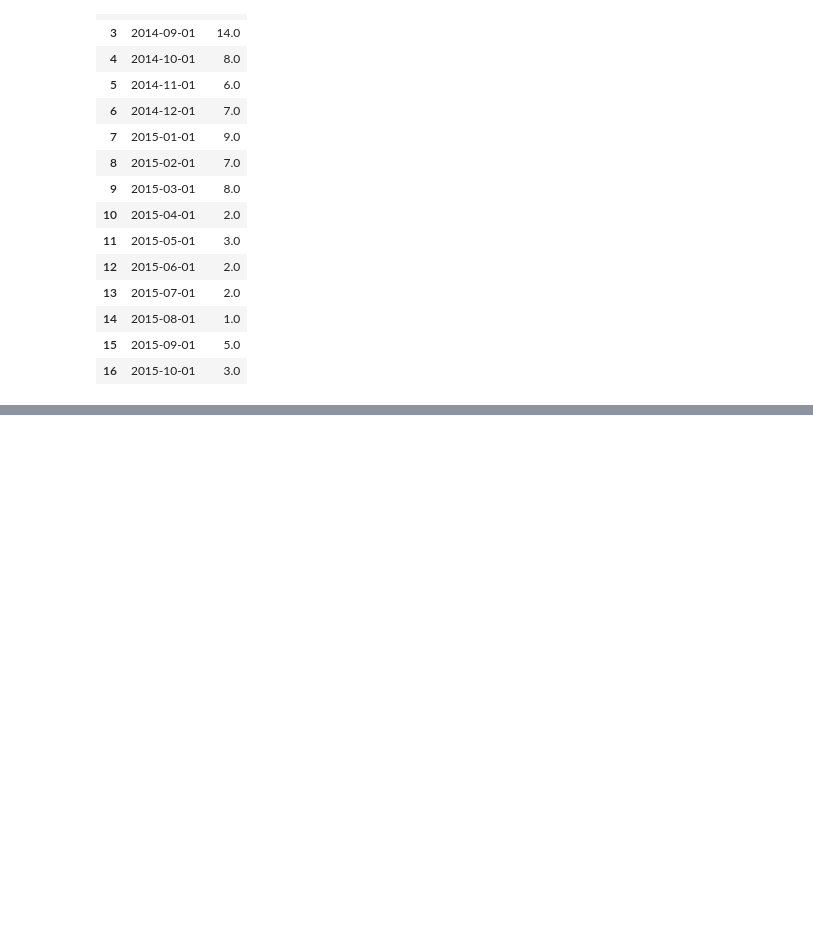
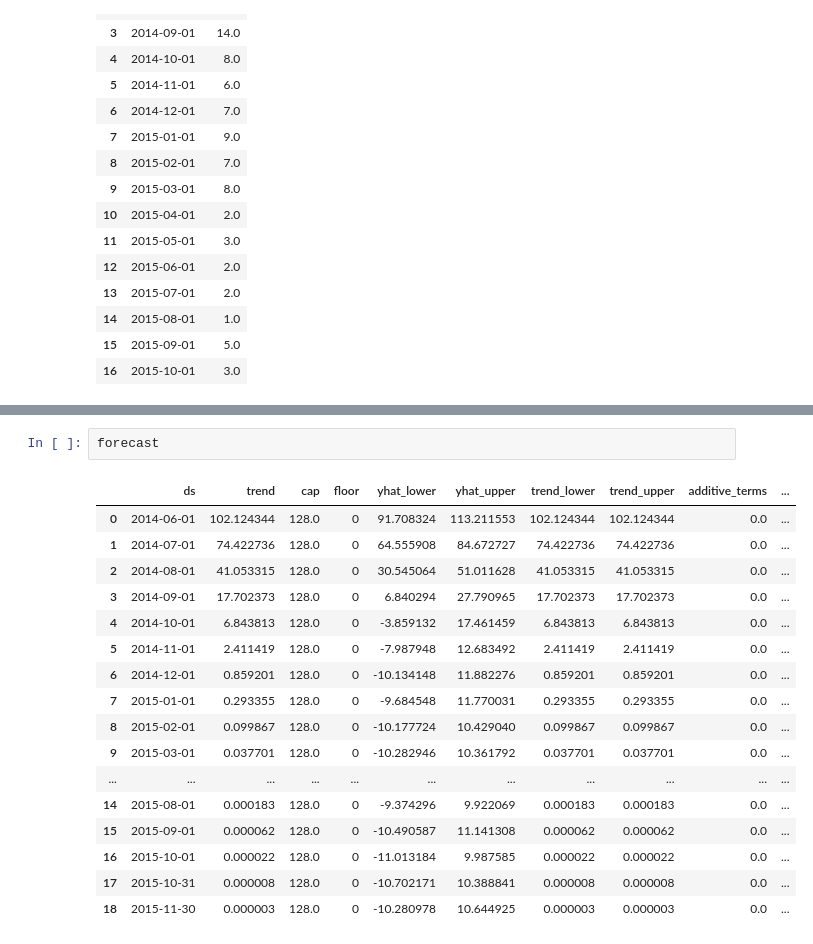
Before and after one commit to much2soft/CEBD1160Project, a Jupyter notebook: Prophet_Sales_forecast_by_month.ipynb, the cells around one changed output, grey strips where cells are left out. Drawn from its saved outputs; the diff is of its cells as text; blank space fills up the shorter version.

```diff
--- a/Prophet_Sales_forecast_by_month.ipynb
+++ b/Prophet_Sales_forecast_by_month.ipynb
@@ -116,0 +123,20 @@ fig1 = m.plot(forecast)
+# %%
+forecast
+# %% [output]
+|  | ds | trend | cap | floor | yhat_lower | yhat_upper | trend_lower | trend_upper | additive_terms | ... |
+| 0 | 2014-06-01 | 102.124344 | 128.0 | 0 | 91.708324 | 113.211553 | 102.124344 | 102.124344 | 0.0 | ... |
+| 1 | 2014-07-01 | 74.422736 | 128.0 | 0 | 64.555908 | 84.672727 | 74.422736 | 74.422736 | 0.0 | ... |
+| 2 | 2014-08-01 | 41.053315 | 128.0 | 0 | 30.545064 | 51.011628 | 41.053315 | 41.053315 | 0.0 | ... |
+| 3 | 2014-09-01 | 17.702373 | 128.0 | 0 | 6.840294 | 27.790965 | 17.702373 | 17.702373 | 0.0 | ... |
+| 4 | 2014-10-01 | 6.843813 | 128.0 | 0 | -3.859132 | 17.461459 | 6.843813 | 6.843813 | 0.0 | ... |
+| 5 | 2014-11-01 | 2.411419 | 128.0 | 0 | -7.987948 | 12.683492 | 2.411419 | 2.411419 | 0.0 | ... |
+| 6 | 2014-12-01 | 0.859201 | 128.0 | 0 | -10.134148 | 11.882276 | 0.859201 | 0.859201 | 0.0 | ... |
+| 7 | 2015-01-01 | 0.293355 | 128.0 | 0 | -9.684548 | 11.770031 | 0.293355 | 0.293355 | 0.0 | ... |
+| 8 | 2015-02-01 | 0.099867 | 128.0 | 0 | -10.177724 | 10.429040 | 0.099867 | 0.099867 | 0.0 | ... |
+| 9 | 2015-03-01 | 0.037701 | 128.0 | 0 | -10.282946 | 10.361792 | 0.037701 | 0.037701 | 0.0 | ... |
+| ... | ... | ... | ... | ... | ... | ... | ... | ... | ... | ... |
+| 14 | 2015-08-01 | 0.000183 | 128.0 | 0 | -9.374296 | 9.922069 | 0.000183 | 0.000183 | 0.0 | ... |
+| 15 | 2015-09-01 | 0.000062 | 128.0 | 0 | -10.490587 | 11.141308 | 0.000062 | 0.000062 | 0.0 | ... |
+| 16 | 2015-10-01 | 0.000022 | 128.0 | 0 | -11.013184 | 9.987585 | 0.000022 | 0.000022 | 0.0 | ... |
+| 17 | 2015-10-31 | 0.000008 | 128.0 | 0 | -10.702171 | 10.388841 | 0.000008 | 0.000008 | 0.0 | ... |
+| 18 | 2015-11-30 | 0.000003 | 128.0 | 0 | -10.280978 | 10.644925 | 0.000003 | 0.000003 | 0.0 | ... |
```
Also changed, not shown: parts of 7 cells of this notebook.
